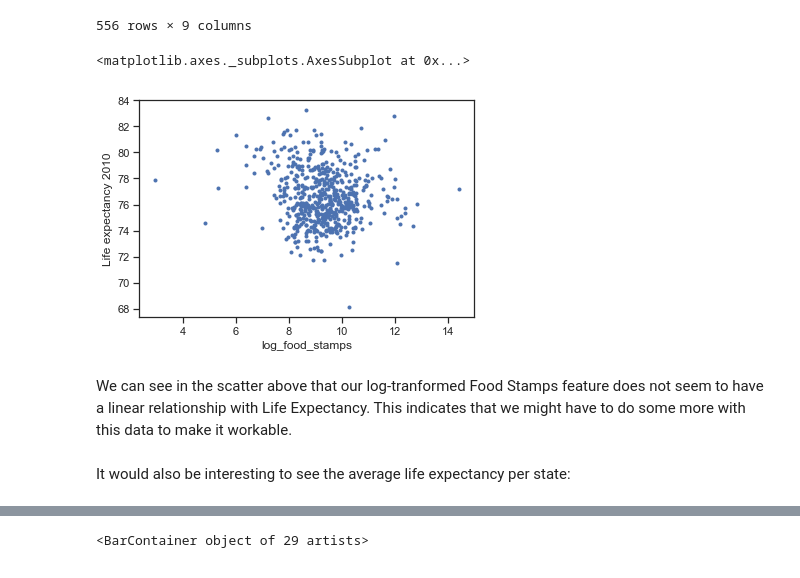
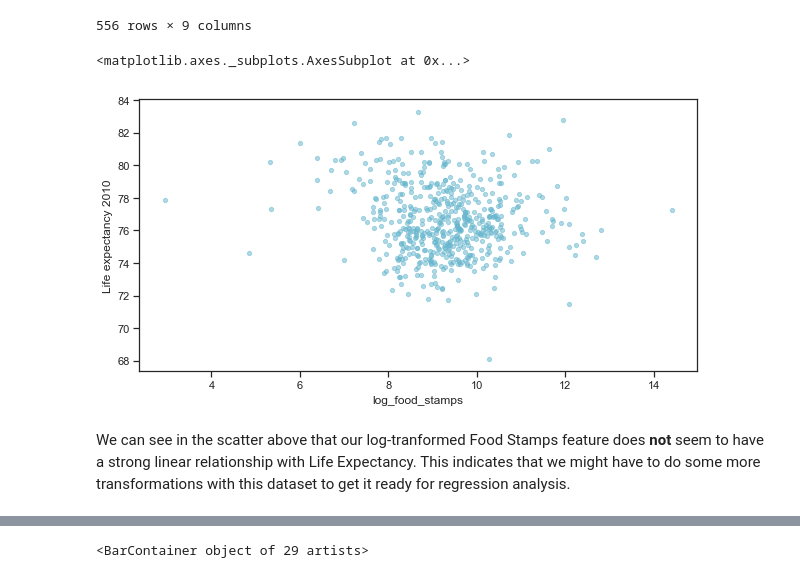
Before and after one commit to aulorbe/Life-Expectancy-In-The-US, a Jupyter notebook: EDA_initial.ipynb, the cells around one changed output, grey strips where cells are left out. Drawn from its saved outputs; the diff is of its cells as text; code cells hidden in the pictures.

```diff
--- a/EDA_initial.ipynb
+++ b/EDA_initial.ipynb
@@ -12,7 +12,7 @@ from sklearn import pipeline
 # %%
 from matplotlib.axes import Subplot as splt
 # %%
-!pip3 install seaborn==0.9.0
-import seaborn as sns
-import matplotlib.pyplot as plt
-sns.set(style="ticks", color_codes=True)
+# !pip3 install seaborn==0.9.0
+# import seaborn as sns
+# import matplotlib.pyplot as plt
+# sns.set(style="ticks", color_codes=True)
@@ -191,9 +190,9 @@ df
 556 rows × 9 columns
 # %%
 # Now, let's plot!
-df.plot.scatter(x='log_food_stamps',  y='Life expectancy 2010', s=9, figsize=(6, 4), c='b')
+df.plot.scatter(x='log_food_stamps',  y='Life expectancy 2010', s=18, figsize=(10, 5), c='c', alpha=0.5)
 # %% [output]
 <matplotlib.axes._subplots.AxesSubplot at 0x...>
-[figure, old version]
+[figure, new version]
 # %% [markdown]
-We can see in the scatter above that our log-tranformed Food Stamps feature does not seem to have a linear relationship with Life Expectancy. This indicates that we might have to do some more with this data to make it workable.
+We can see in the scatter above that our log-tranformed Food Stamps feature does **not** seem to have a strong linear relationship with Life Expectancy. This indicates that we might have to do some more transformations with this dataset to get it ready for regression analysis.
@@ -202,2 +198,0 @@ We can see in the scatter above that our log-tranformed Food Stamps feature does
-# %% [markdown]
-It would also be interesting to see the average life expectancy per state:
```
Also changed, not shown: parts of 31 cells of this notebook.
